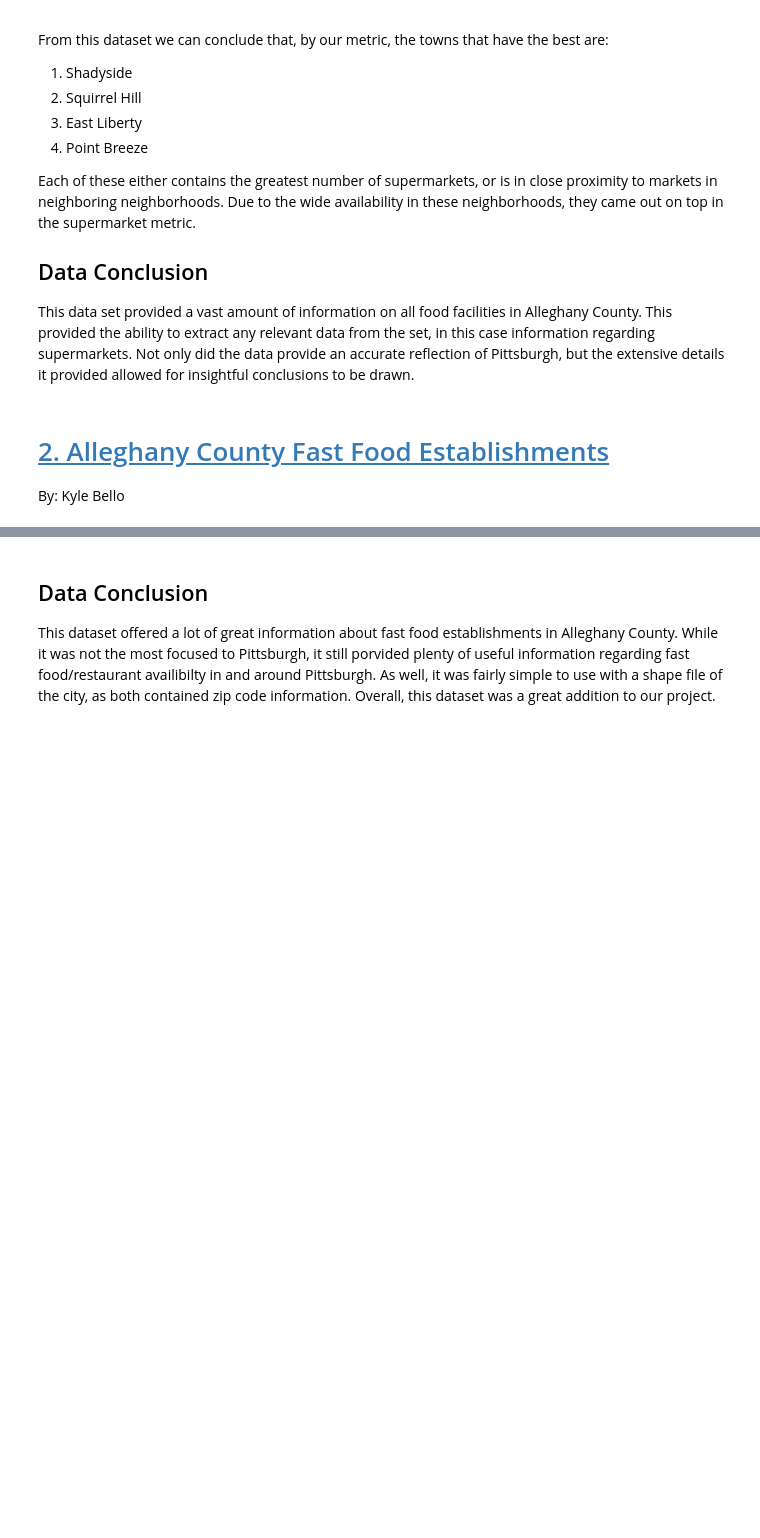
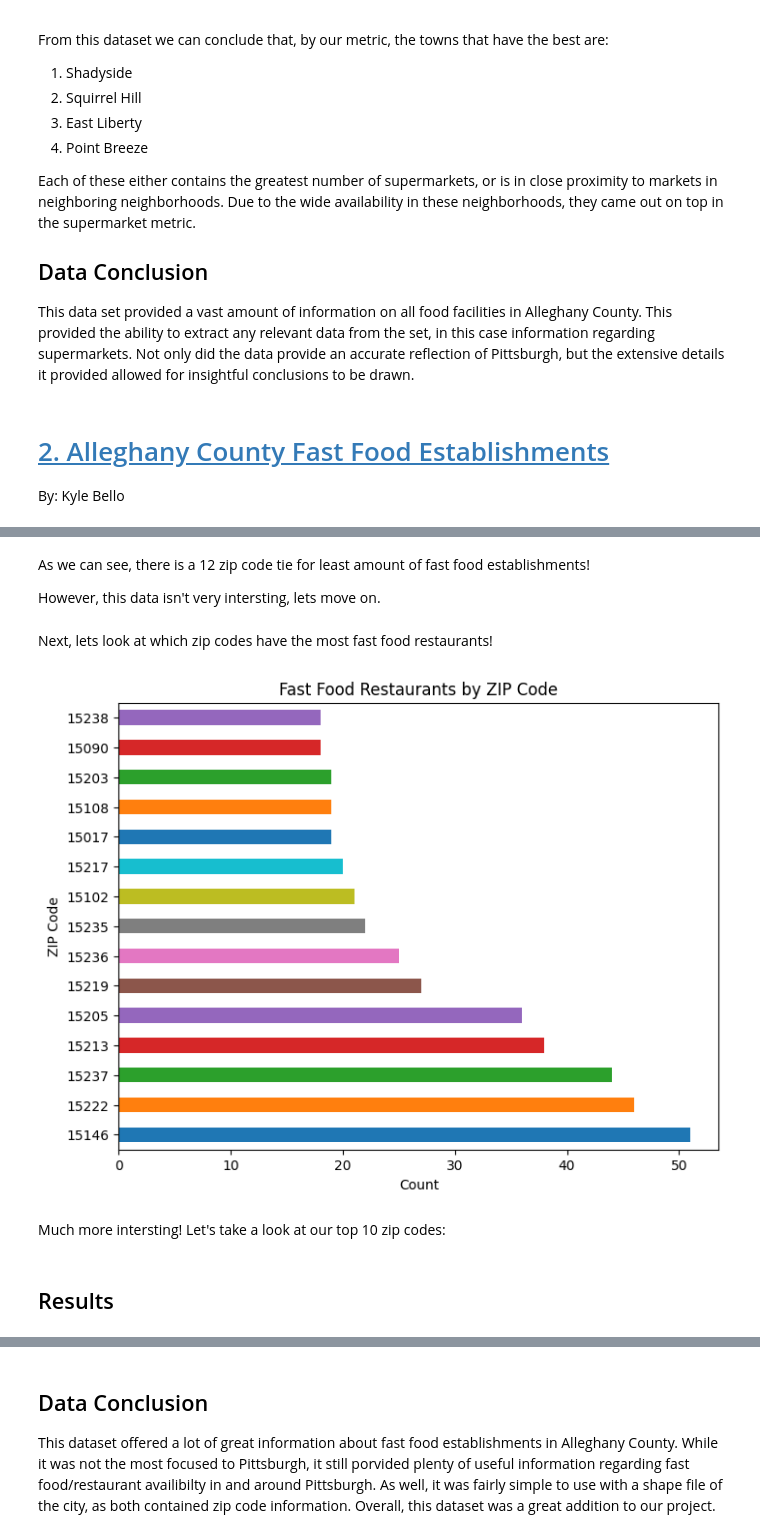
Before and after one commit to CaseyDinan/Big-Ideas-Final-Project, a Jupyter notebook: FinalAnalysis.ipynb, the cells around one changed output, grey strips where cells are left out. Saved outputs shown, nothing was run; the diff lists cells and outputs as text; code cells hidden in the pictures; blank space fills up the shorter version.

```diff
--- a/FinalAnalysis.ipynb
+++ b/FinalAnalysis.ipynb
@@ -39,0 +117,19 @@ By: Kyle Bello
+# %% [markdown]
+As we can see, there is a 12 zip code tie for least amount of fast food establishments!
+
+However, this data isn't very intersting, lets move on.
+# %% [markdown]
+Next, lets look at which zip codes have the most fast food restaurants!
+# %%
+bottom_zips = ff_by_zip.nlargest(15) #getting the bottom smallest zip codes
+ax = bottom_zips.plot(kind='barh', color=['C0', 'C1', 'C2', 'C3', 'C4', 'C5', 'C6', 'C7', 'C8', 'C9', 'C10', 'C11', 'C12', 'C13', 'C14'], figsize=(8,6)) #making bar plot
+ax.set_xlabel('Count') #setting axis
+ax.set_ylabel('ZIP Code')
+plt.title('Fast Food Restaurants by ZIP Code')
+plt.show()
+# %% [output]
+[figure, added]
+# %% [markdown]
+Much more intersting! Let's take a look at our top 10 zip codes:
+# %% [markdown]
+## Results
```
Also changed, not shown: parts of 15 cells of this notebook.
